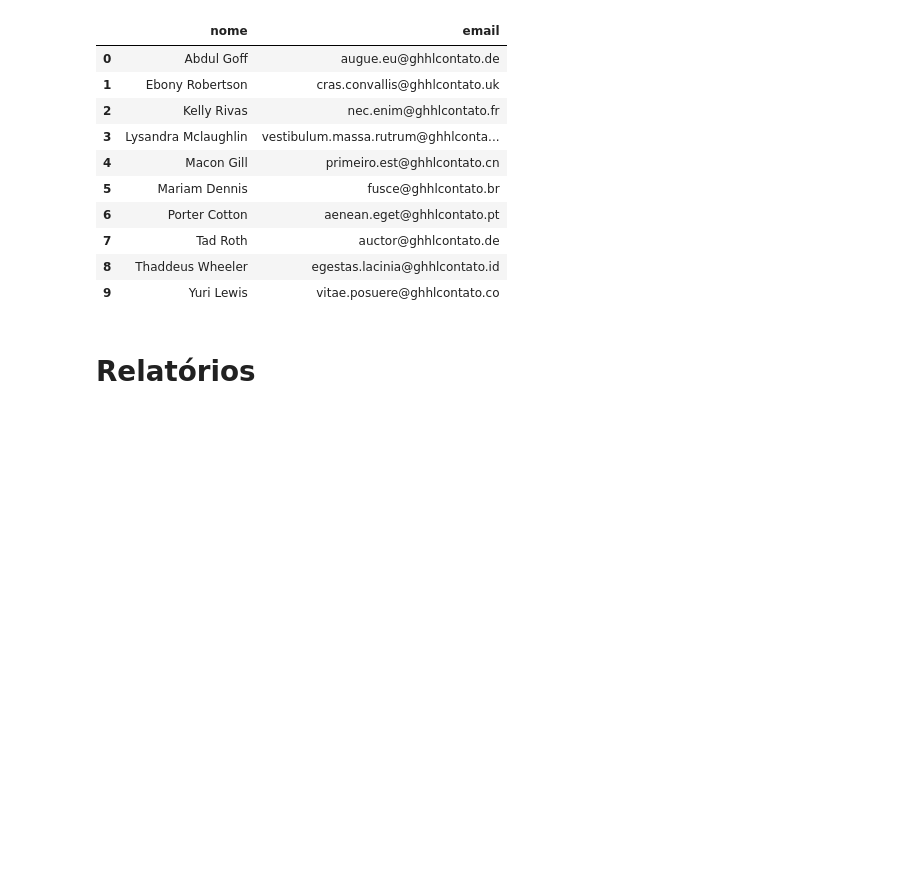
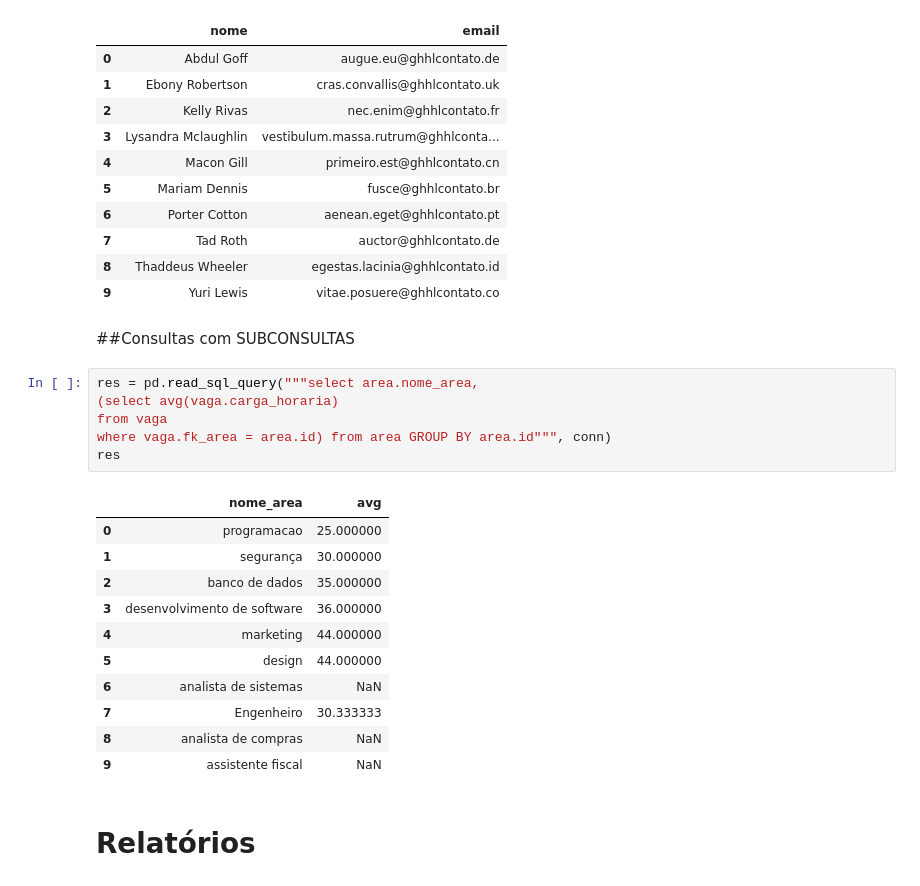
Before and after one commit to MateusLannes/Trabalho_BD1_2022, a Jupyter notebook: Files/ColabGHHL_Contrat.ipynb, the cells around one changed output. Cells and saved outputs as stored; diff of their text form; blank space fills up the shorter version.

```diff
--- a/Files/ColabGHHL_Contrat.ipynb
+++ b/Files/ColabGHHL_Contrat.ipynb
@@ -999,6 +999,26 @@ res
 | 7 | Tad Roth | auctor@ghhlcontato.de |
 | 8 | Thaddeus Wheeler | egestas.lacinia@ghhlcontato.id |
 | 9 | Yuri Lewis | vitae.posuere@ghhlcontato.co |
+# %% [markdown]
+##Consultas com SUBCONSULTAS
+# %%
+res = pd.read_sql_query("""select area.nome_area,
+(select avg(vaga.carga_horaria)
+from vaga
+where vaga.fk_area = area.id) from area GROUP BY area.id""", conn)
+res
+# %% [output]
+|  | nome_area | avg |
+| 0 | programacao | 25.000000 |
+| 1 | segurança | 30.000000 |
+| 2 | banco de dados | 35.000000 |
+| 3 | desenvolvimento de software | 36.000000 |
+| 4 | marketing | 44.000000 |
+| 5 | design | 44.000000 |
+| 6 | analista de sistemas | NaN |
+| 7 | Engenheiro | 30.333333 |
+| 8 | analista de compras | NaN |
+| 9 | assistente fiscal | NaN |
 # %% [markdown]
 # Relatórios
 # %% [markdown]
```
